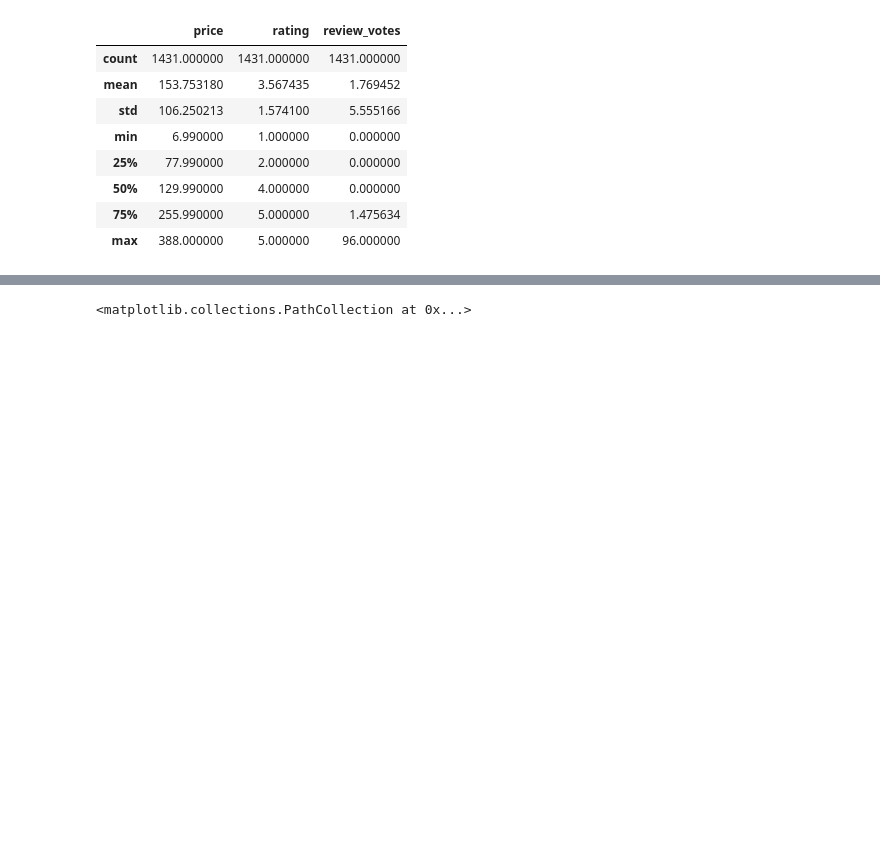
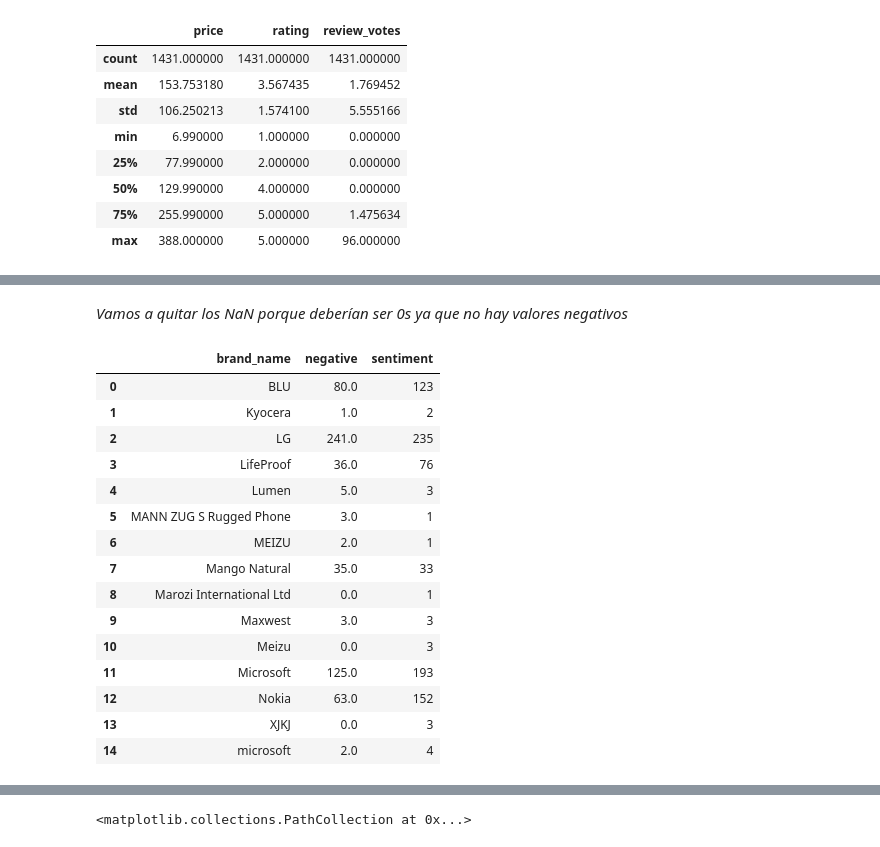
Before and after one commit to flako264/Proyecto-Python, a Jupyter notebook: Proyecto_python_bedu.ipynb, the cells around one changed output, grey strips where cells are left out. Cells and saved outputs as stored; diff of their text form; code cells hidden in the pictures; blank space fills up the shorter version.

```diff
--- a/Proyecto_python_bedu.ipynb
+++ b/Proyecto_python_bedu.ipynb
@@ -683,0 +832,22 @@ Siendo categoricos pasamos a responder la siguientes preguntas:
+# %% [markdown]
+*Vamos a quitar los NaN porque deberían ser 0s ya que no hay valores negativos*
+# %%
+df_merged=df_merged.fillna(0)
+df_merged
+# %% [output]
+|  | brand_name | negative | sentiment |
+| 0 | BLU | 80.0 | 123 |
+| 1 | Kyocera | 1.0 | 2 |
+| 2 | LG | 241.0 | 235 |
+| 3 | LifeProof | 36.0 | 76 |
+| 4 | Lumen | 5.0 | 3 |
+| 5 | MANN ZUG S Rugged Phone | 3.0 | 1 |
+| 6 | MEIZU | 2.0 | 1 |
+| 7 | Mango Natural | 35.0 | 33 |
+| 8 | Marozi International Ltd | 0.0 | 1 |
+| 9 | Maxwest | 3.0 | 3 |
+| 10 | Meizu | 0.0 | 3 |
+| 11 | Microsoft | 125.0 | 193 |
+| 12 | Nokia | 63.0 | 152 |
+| 13 | XJKJ | 0.0 | 3 |
+| 14 | microsoft | 2.0 | 4 |
```
Also changed, not shown: parts of 45 cells of this notebook.
